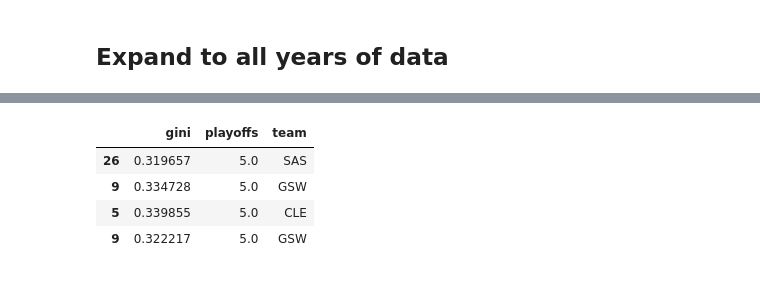
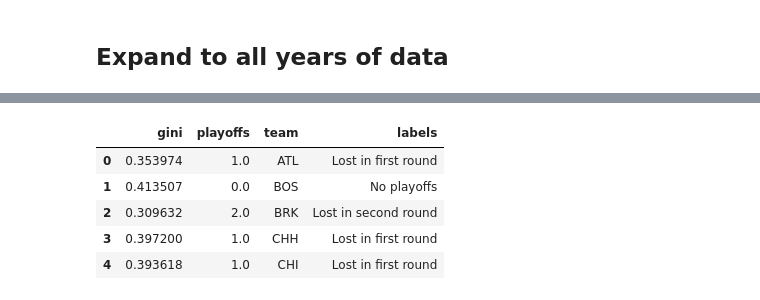
Before and after one commit to dalpert/thesis, a Jupyter notebook: thesis_ball_touch_scrape.ipynb, the cells around one changed output, grey strips where cells are left out. Saved outputs shown, nothing was run; the diff lists cells and outputs as text; code cells hidden in the pictures.

```diff
--- a/thesis_ball_touch_scrape.ipynb
+++ b/thesis_ball_touch_scrape.ipynb
@@ -232,8 +299,0 @@ plt.show()
-# %%
-g_log[g_log['playoffs'] == 5]
-# %% [output]
-|  | gini | playoffs | team |
-| 26 | 0.319657 | 5.0 | SAS |
-| 9 | 0.334728 | 5.0 | GSW |
-| 5 | 0.339855 | 5.0 | CLE |
-| 9 | 0.322217 | 5.0 | GSW |
@@ -239,0 +304,9 @@ g_log[g_log['playoffs'] == 5]
+# %%
+g_log.head()
+# %% [output]
+|  | gini | playoffs | team | labels |
+| 0 | 0.353974 | 1.0 | ATL | Lost in first round |
+| 1 | 0.413507 | 0.0 | BOS | No playoffs |
+| 2 | 0.309632 | 2.0 | BRK | Lost in second round |
+| 3 | 0.397200 | 1.0 | CHH | Lost in first round |
+| 4 | 0.393618 | 1.0 | CHI | Lost in first round |
```
Also changed, not shown: parts of 16 cells of this notebook.
